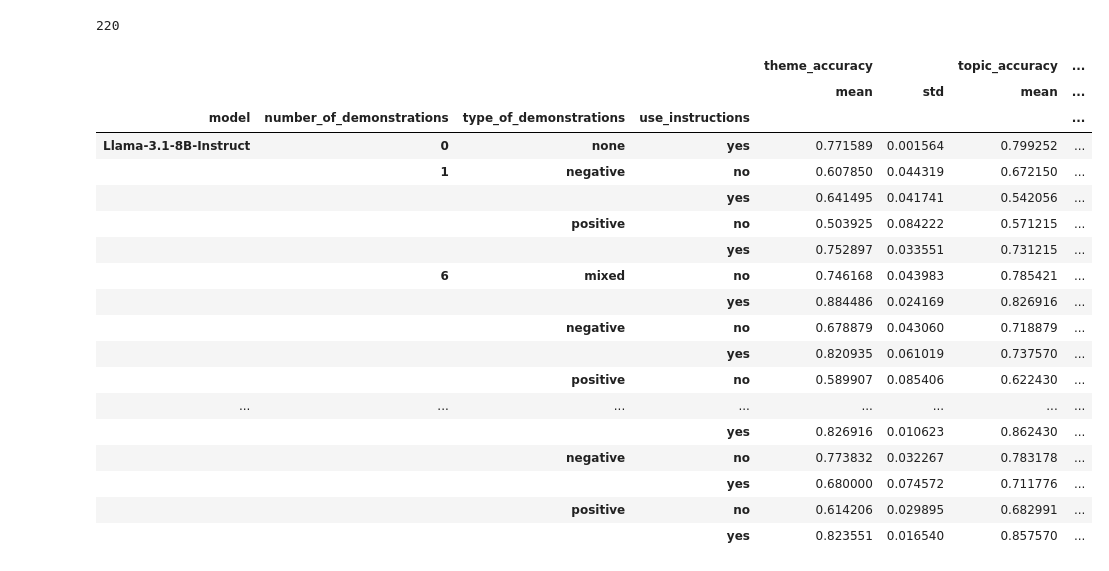
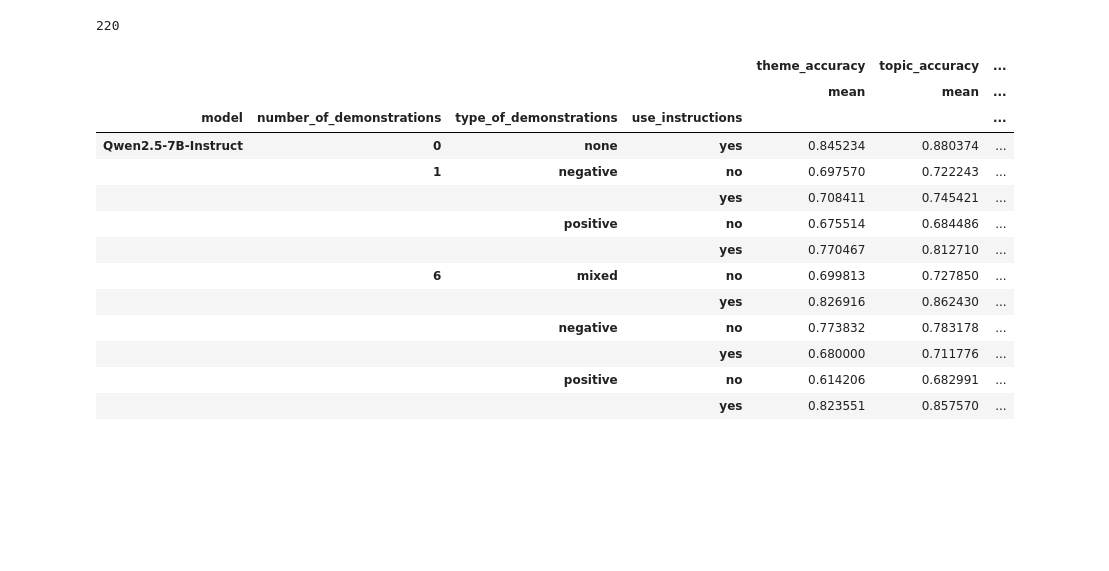
Before and after one commit to AleksiKaa/mscthesis, a Jupyter notebook: src/notebooks/results/aggregate_results_metrics.ipynb, the cells around one changed output. Drawn from its saved outputs; the diff is of its cells as text; code cells hidden in the pictures; blank space fills up the shorter version.

```diff
--- a/src/notebooks/results/aggregate_results_metrics.ipynb
+++ b/src/notebooks/results/aggregate_results_metrics.ipynb
@@ -36,7 +36,7 @@ cols = [
     "concept_f1",
 ]
 
-def score_table(jobs, cols):
+def score_table(jobs, cols, measure_hallucination_detection=True):
     table = {col_name: [] for col_name in cols}
     for job in jobs:
         df = pd.read_csv(job["result_csv"], sep=";")
@@ -55,7 +55,7 @@ def score_table(jobs, cols):
 
         # Append precision, recall, f1 per label
         metrics = calculate_metrics(df)
-        for name, score in calculate_metrics(df).items():
+        for name, score in calculate_metrics(df, measure_hallucination_detection=measure_hallucination_detection).items():
             table[name].append(score)
 
     return table
@@ -89,7 +89,8 @@ def bold_extreme_values(s):
     return ['' for v in s]
 # %%
 # Collect raw data
-finished_jobs = collect_jobs("./outputs")
+basepath = "./outputs/v1"
+finished_jobs = collect_jobs(basepath)
 jobs_list = [job for _, job_list in finished_jobs.items() for job in job_list] # Flatten
 print(len(jobs_list))
 
@@ -100,32 +101,27 @@ res = prettify_table(res)
 # %%
 # Show all columns
 pd.options.display.max_columns = None
 # Set float formatting
 pd.options.display.float_format = '{:,.3f}'.format
 
 agg = aggregate_results(res, ["model", "number_of_demonstrations", "type_of_demonstrations", "use_instructions"], cols[4:])
 # Drop count
-agg = agg.loc[:, (slice(None), ['mean', 'std'])]
+agg = agg.loc['Qwen2.5-7B-Instruct':, (slice(None), ['mean'])]
 # Highlight max values for each column
 agg.style.apply(bold_extreme_values, axis=0)
 # %% [output]
-|  |  |  |  | theme_accuracy |  | topic_accuracy | ... |
-|  |  |  |  | mean | std | mean | ... |
-| model | number_of_demonstrations | type_of_demonstrations | use_instructions |  |  |  | ... |
-| Llama-3.1-8B-Instruct | 0 | none | yes | 0.771589 | 0.001564 | 0.799252 | ... |
-|  | 1 | negative | no | 0.607850 | 0.044319 | 0.672150 | ... |
-|  |  |  | yes | 0.641495 | 0.041741 | 0.542056 | ... |
-|  |  | positive | no | 0.503925 | 0.084222 | 0.571215 | ... |
-|  |  |  | yes | 0.752897 | 0.033551 | 0.731215 | ... |
-|  | 6 | mixed | no | 0.746168 | 0.043983 | 0.785421 | ... |
-|  |  |  | yes | 0.884486 | 0.024169 | 0.826916 | ... |
-|  |  | negative | no | 0.678879 | 0.043060 | 0.718879 | ... |
-|  |  |  | yes | 0.820935 | 0.061019 | 0.737570 | ... |
-|  |  | positive | no | 0.589907 | 0.085406 | 0.622430 | ... |
-| ... | ... | ... | ... | ... | ... | ... | ... |
-|  |  |  | yes | 0.826916 | 0.010623 | 0.862430 | ... |
-|  |  | negative | no | 0.773832 | 0.032267 | 0.783178 | ... |
-|  |  |  | yes | 0.680000 | 0.074572 | 0.711776 | ... |
-|  |  | positive | no | 0.614206 | 0.029895 | 0.682991 | ... |
-|  |  |  | yes | 0.823551 | 0.016540 | 0.857570 | ... |
+|  |  |  |  | theme_accuracy | topic_accuracy | ... |
+|  |  |  |  | mean | mean | ... |
+| model | number_of_demonstrations | type_of_demonstrations | use_instructions |  |  | ... |
+| Qwen2.5-7B-Instruct | 0 | none | yes | 0.845234 | 0.880374 | ... |
+|  | 1 | negative | no | 0.697570 | 0.722243 | ... |
+|  |  |  | yes | 0.708411 | 0.745421 | ... |
+|  |  | positive | no | 0.675514 | 0.684486 | ... |
+|  |  |  | yes | 0.770467 | 0.812710 | ... |
+|  | 6 | mixed | no | 0.699813 | 0.727850 | ... |
+|  |  |  | yes | 0.826916 | 0.862430 | ... |
+|  |  | negative | no | 0.773832 | 0.783178 | ... |
+|  |  |  | yes | 0.680000 | 0.711776 | ... |
+|  |  | positive | no | 0.614206 | 0.682991 | ... |
+|  |  |  | yes | 0.823551 | 0.857570 | ... |
 # %%
```
Also changed, not shown: parts of 2 cells of this notebook, 2 other files.
